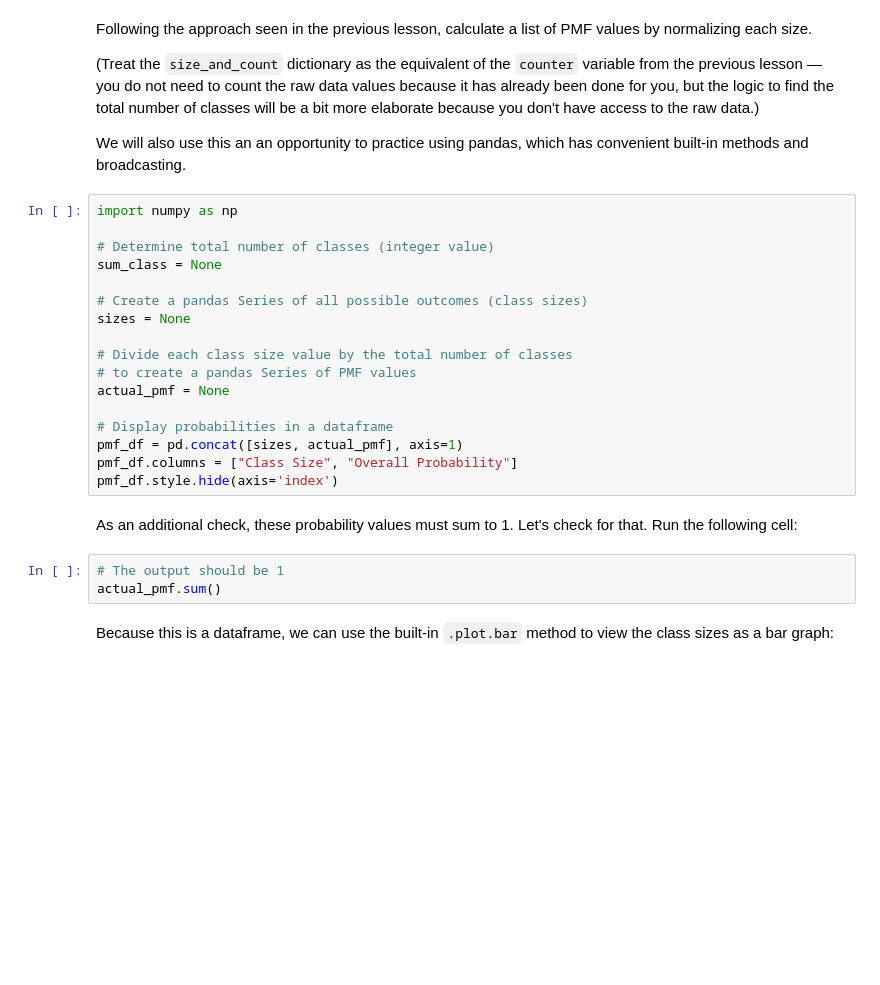
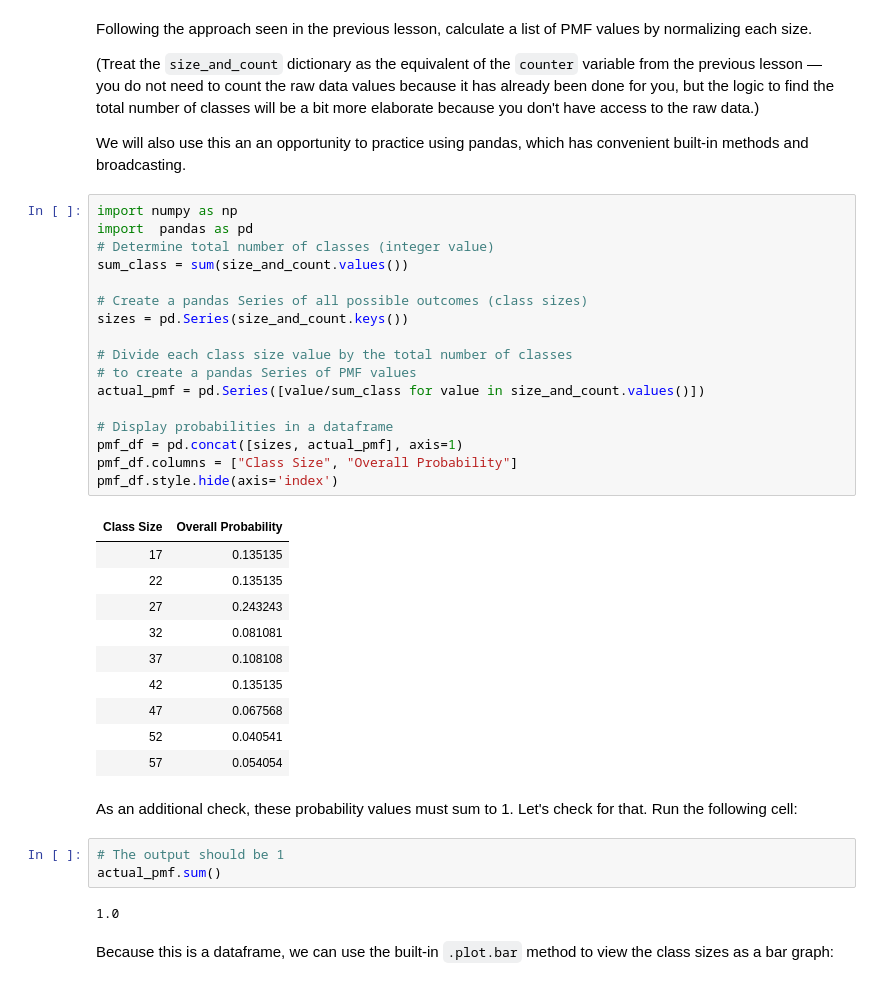
Before and after one commit to victormuuo07/dsc-probability-mass-function-lab, a Jupyter notebook: index.ipynb, the cells around one changed output. Drawn from its saved outputs; the diff is of its cells as text; blank space fills up the shorter version.

```diff
--- a/index.ipynb
+++ b/index.ipynb
@@ -57,26 +57,39 @@ Following the approach seen in the previous lesson, calculate a list of PMF valu
 We will also use this an an opportunity to practice using pandas, which has convenient built-in methods and broadcasting.
 # %%
 import numpy as np
-
+import  pandas as pd
 # Determine total number of classes (integer value)
-sum_class = None
+sum_class = sum(size_and_count.values())
 
 # Create a pandas Series of all possible outcomes (class sizes)
-sizes = None
+sizes = pd.Series(size_and_count.keys())
 
 # Divide each class size value by the total number of classes
 # to create a pandas Series of PMF values
-actual_pmf = None
+actual_pmf = pd.Series([value/sum_class for value in size_and_count.values()])
 
 # Display probabilities in a dataframe
 pmf_df = pd.concat([sizes, actual_pmf], axis=1)
 pmf_df.columns = ["Class Size", "Overall Probability"]
 pmf_df.style.hide(axis='index')
+# %% [output]
+| Class Size | Overall Probability |
+| 17 | 0.135135 |
+| 22 | 0.135135 |
+| 27 | 0.243243 |
+| 32 | 0.081081 |
+| 37 | 0.108108 |
+| 42 | 0.135135 |
+| 47 | 0.067568 |
+| 52 | 0.040541 |
+| 57 | 0.054054 |
 # %% [markdown]
 As an additional check, these probability values must sum to 1. Let's check for that. Run the following cell:
 # %%
 # The output should be 1
 actual_pmf.sum()
+# %% [output]
+1.0
 # %% [markdown]
 Because this is a dataframe, we can use the built-in `.plot.bar` method to view the class sizes as a bar graph:
 # %%
```
Also changed, not shown: parts of 11 cells of this notebook.
